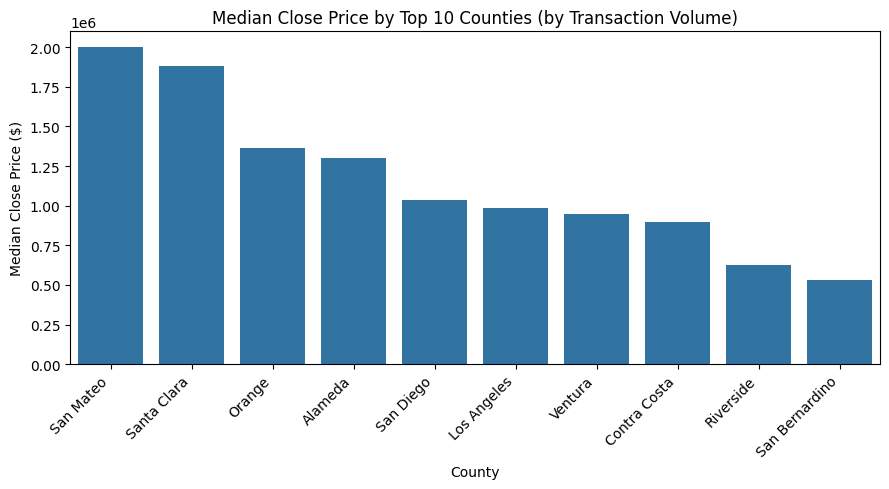
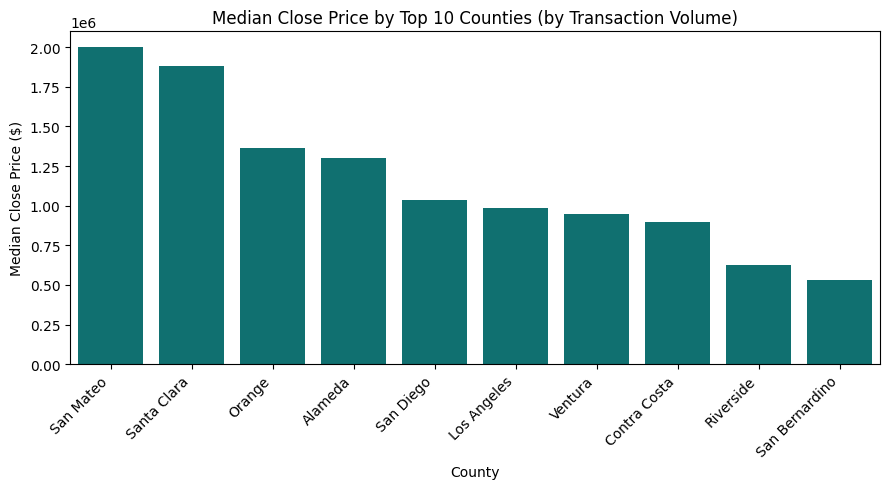
Unified diff of the notebook cell whose output changed from the first chart to the second:
--- before
+++ after
@@ -3,5 +3,5 @@
 
 plt.figure(figsize=(9, 5))
-sns.barplot(top_10_counties, x = "CountyOrParish", y = "median")
+sns.barplot(top_10_counties, x = "CountyOrParish", y = "median", color = "teal")
 plt.title('Median Close Price by Top 10 Counties (by Transaction Volume)')
 plt.xlabel('County')

Commit: Finalize Week 2 EDA notebook